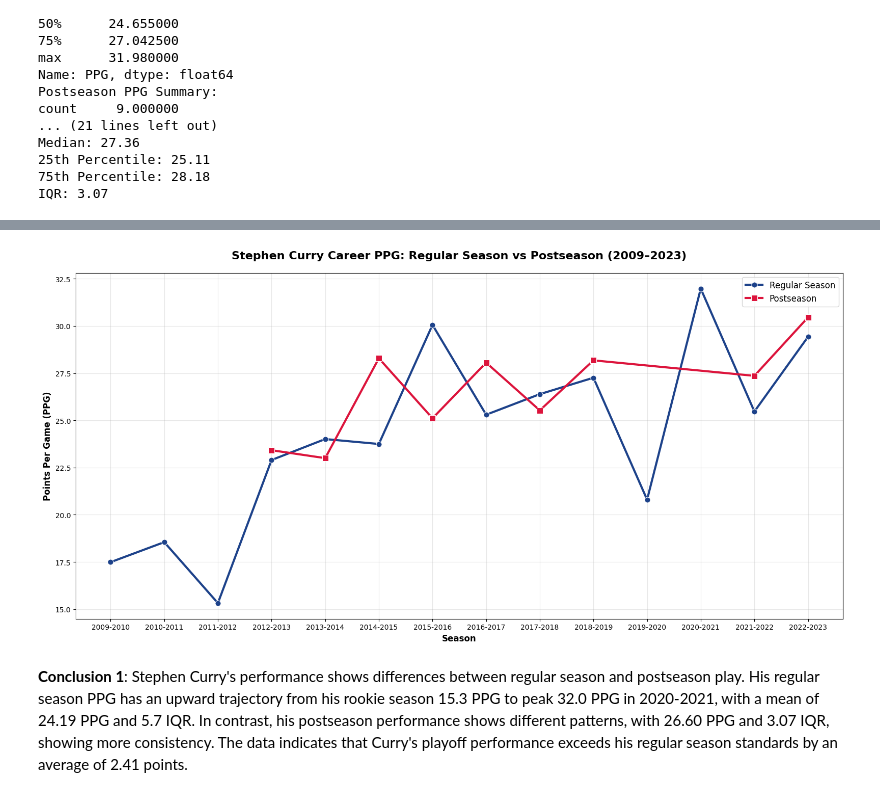
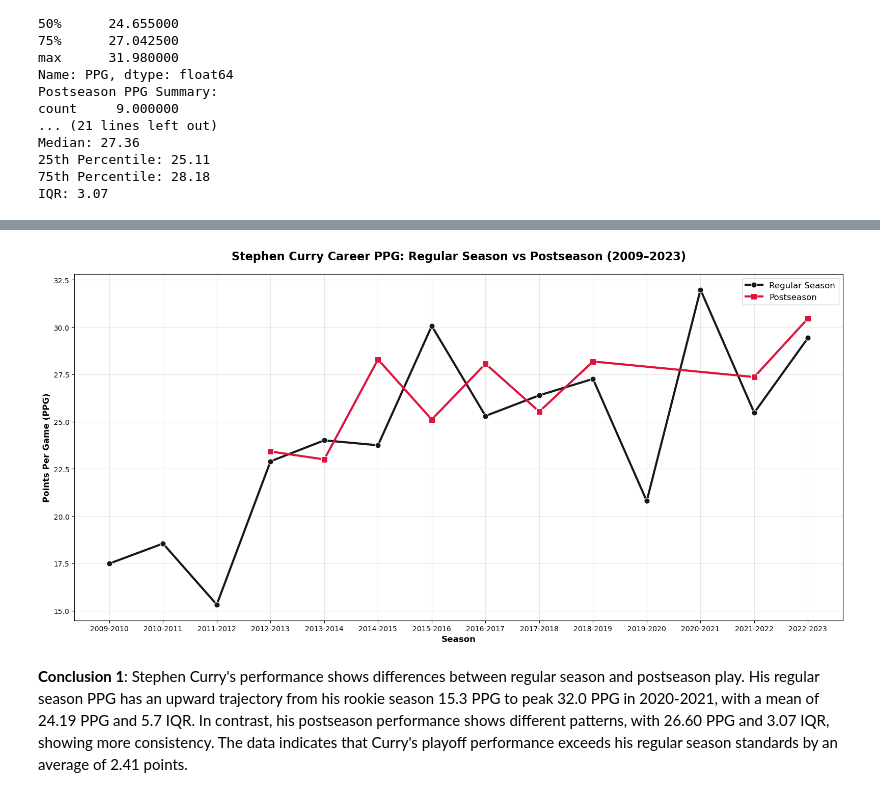
Before and after one commit to noraaren/CMSC320Final, a Jupyter notebook: checkpoint2_dataexploration3.ipynb, the cells around one changed output, grey strips where cells are left out. Drawn from its saved outputs; the diff is of its cells as text; code cells hidden in the pictures.

```diff
--- a/checkpoint2_dataexploration3.ipynb
+++ b/checkpoint2_dataexploration3.ipynb
@@ -150,26 +150,26 @@ plt.show()
 # %%
 plt.figure(figsize=(16, 8))
 
-# Regular season lien
+# Regular season line
 sns.lineplot(data=regular_season_stats, x='Season_year', y='PPG', marker='o',
-             color='#1D428A', linewidth=3, markersize=8, label='Regular Season')
+             color="#181819", linewidth=3, markersize=8, label='Regular Season')
 
 # Post season line
 sns.lineplot(data=postseason_stats, x='Season_year', y='PPG', marker='s',
              color='#DC143C', linewidth=3, markersize=8, label='Postseason')
 
 # Title and labels
 plt.title("Stephen Curry Career PPG: Regular Season vs Postseason (2009–2023)",
           fontsize=16, fontweight='bold', pad=20)
 plt.xlabel("Season", fontsize=12, fontweight='bold')
 plt.ylabel("Points Per Game (PPG)", fontsize=12, fontweight='bold')
 plt.legend(fontsize=12)
 
 plt.grid(True, alpha=0.3)
 plt.tight_layout()
 plt.show()
 # %% [output]
-[figure, old version]
+[figure, new version]
 # %% [markdown]
 **Conclusion 1**: Stephen Curry's performance shows differences between regular season and postseason play. His regular season PPG has an upward trajectory from his rookie season 15.3 PPG to peak 32.0 PPG in 2020-2021, with a mean of 24.19 PPG and 5.7 IQR. In contrast, his postseason performance shows different patterns, with 26.60 PPG and 3.07 IQR, showing more consistency. The data indicates that Curry's playoff performance exceeds his regular season standards by an average of 2.41 points.
 # %% [markdown]
```
Also changed, not shown: parts of 7 cells of this notebook.
